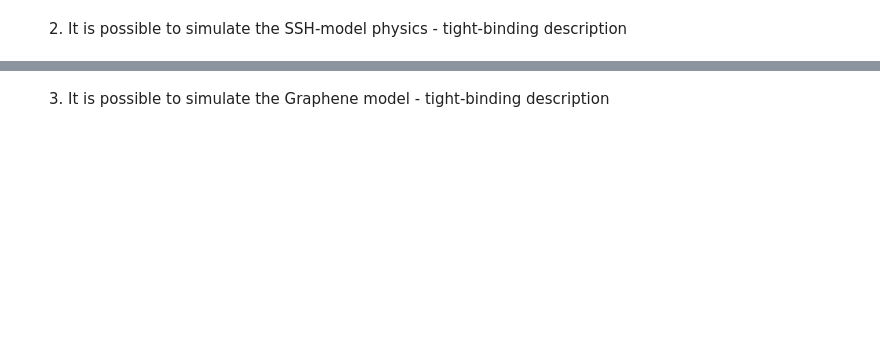
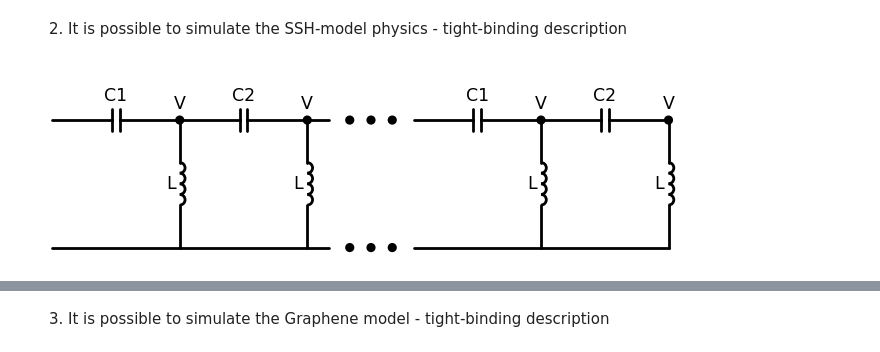
Before and after one commit to firatserifgezgin/AnalogQuantumComputing_CourseNotes, a Jupyter notebook: AnalogQuantumComputingCourse_week3.ipynb, the cells around one changed output, grey strips where cells are left out. Drawn from its saved outputs; the diff is of its cells as text; code cells hidden in the pictures; blank space fills up the shorter version.

```diff
--- a/AnalogQuantumComputingCourse_week3.ipynb
+++ b/AnalogQuantumComputingCourse_week3.ipynb
@@ -314,3 +387,35 @@ There are two ways of simulating an Hamiltonian matrix
 #### Simulating Schrödinger Equation as a partial differential equation
 # %% [markdown]
 2. It is possible to simulate the SSH-model physics - tight-binding description
+# %%
+%matplotlib inline
+%config InlineBackend.figure_format = 'svg'
+
+with schemdraw.Drawing(show=False) as d1:
+    d1 += elm.Capacitor().label('C1')
+    d1.push()
+    d1 += elm.Dot().label('V')
+    d1 += elm.Inductor().down().label('L')
+    d1 += elm.Line().left()
+    d1.pop()
+    d1 += elm.Capacitor().label('C2')
+    d1.push()
+    d1 += elm.Dot().label('V')
+    d1 += elm.Inductor().down().label('L')
+    d1 += elm.Line().left()
+    d1.pop()
+
+with schemdraw.Drawing() as d2:
+    for indC in range(1):
+        d2 += elm.ElementDrawing(d1)
+
+    d2.push()
+    d2 += elm.Line().length(d2.unit/6)
+    d2 += elm.DotDotDot()
+    d2 += elm.ElementDrawing(d1)
+    d2.pop()
+    d2.here = (d2.here[0], d2.here[1]-d2.unit)
+    d2 += elm.Line().right().length(d2.unit/6)
+    d2 += elm.DotDotDot()
+# %% [output]
+[figure, added]
```
Also changed, not shown: parts of 32 cells of this notebook.
